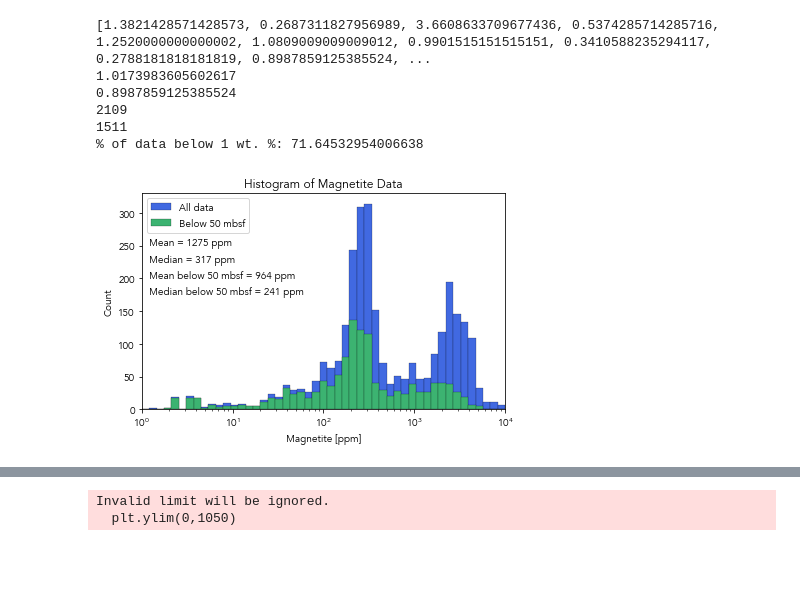
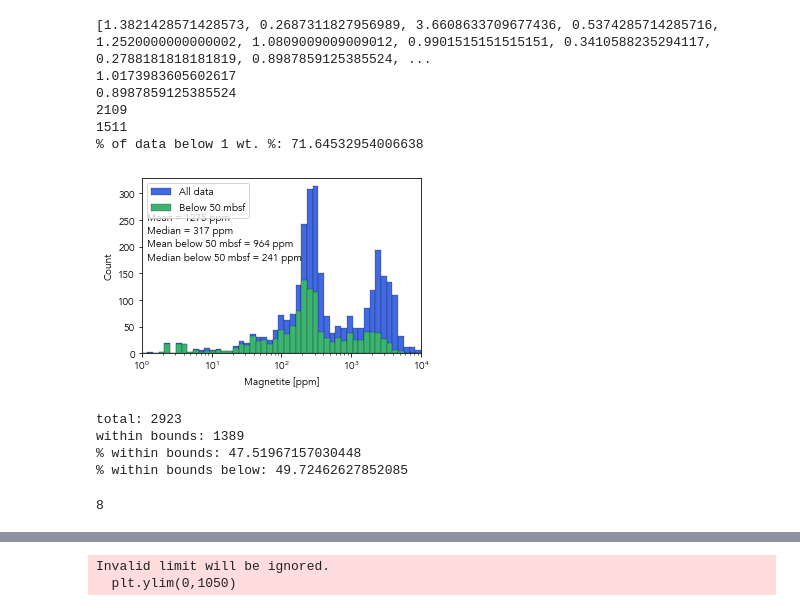
Before and after one commit to jackk9901/magnetite-preservation, a Jupyter notebook: code/histograms.ipynb, the cells around one changed output, grey strips where cells are left out. Drawn from its saved outputs; the diff is of its cells as text; code cells hidden in the pictures; blank space fills up the shorter version.

```diff
--- a/code/histograms.ipynb
+++ b/code/histograms.ipynb
@@ -24,8 +24,8 @@ print(comps['HLY05-01 JPC-TC5']["Magnetite [ppm]"].size)
 # %%
 sed_avgs = []
 for key in comps:
-    if "Sedimentation Rate [m/Ma]" in comps[key].columns:
-        sed_avgs.append(comps[key]["Sedimentation Rate [m/Ma]"].mean())
+    if "Sedimentation Rate [m/Myr]" in comps[key].columns:
+        sed_avgs.append(comps[key]["Sedimentation Rate [m/Myr]"].mean())
 plt.hist(sed_avgs, 200)
 plt.xlim(0, 500)
 print(sed_avgs)
@@ -78,36 +78,37 @@ below = mag_and_depth[(mag_and_depth["Depth [mbsf]"] > 50)|(mag_and_depth["Depth
 below_mag = below["Magnetite [ppm]"]
 
 
 # do stats
 avg = round(pd.Series(mag_values).mean())
 avg_string = "Mean = " + str(avg) + " ppm"
 median = round(pd.Series(mag_values).median())
 median_string = "Median = " + str(median) + " ppm"
 
 # stats below 50m
 deep_avg = round(pd.Series(below_mag).mean())
 deep_avg_string = "Mean below 50 mbsf = " + str(deep_avg) + " ppm"
 deep_median = round(pd.Series(below_mag).median())
 deep_median_string = "Median below 50 mbsf = " + str(deep_median) + " ppm"
 
+plt.figure(figsize=(4.83,3.22))
 plt.hist(mag_values, log_bins, color="royalblue", linewidth=0.2, edgecolor="k", label="All data")
 plt.hist(below_mag,log_bins, color="mediumseagreen", linewidth=0.2, edgecolor="k", label="Below 50 mbsf")
 #plt.text(5000,500,avg_string)
 #plt.text(5000,350,median_string)
 plt.xlim(1,10000)
 plt.text(1.2, 250, avg_string)
 plt.text(1.2, 225, median_string)
 plt.text(1.2, 200, deep_avg_string)
 plt.text(1.2, 175, deep_median_string)
 plt.xlabel("Magnetite [ppm]")
 plt.xscale("log")
 plt.ylabel("Count")
 plt.legend(loc="upper left")
-plt.title("Histogram of Magnetite Data")
+#plt.title("Histogram of Magnetite Data")
 plt.tight_layout()
-plt.savefig("outputs/compilation/hist/overlapping.pdf")
+#plt.savefig("outputs/compilation/hist/overlapping-resize1.pdf")
 # %% [output]
-[figure, old version]
+[figure, new version]
 # %%
 # more stats
 mag_series = pd.Series(mag_values)
@@ -117,6 +118,16 @@ below_selected = below_mag[below_mag.between(100,500)]
 print("within bounds:",selected.count())
 print("% within bounds:",(selected.count()/mag_series.count())*100)
 print("% within bounds below:",(below_selected.count()/below_mag.count())*100)
+# %% [output]
+total: 2923
+within bounds: 1389
+% within bounds: 47.51967157030448
+% within bounds below: 49.72462627852085
+# %%
+# how many outliers are excluded from fig 2 histogram?
+print(mag_series[mag_series >= 10000].size)
+# %% [output]
+8
 # %%
 # histogram depths to see depth distribution of data
 depths = []
```
Also changed, not shown: parts of 2 cells of this notebook, 20 other files.
